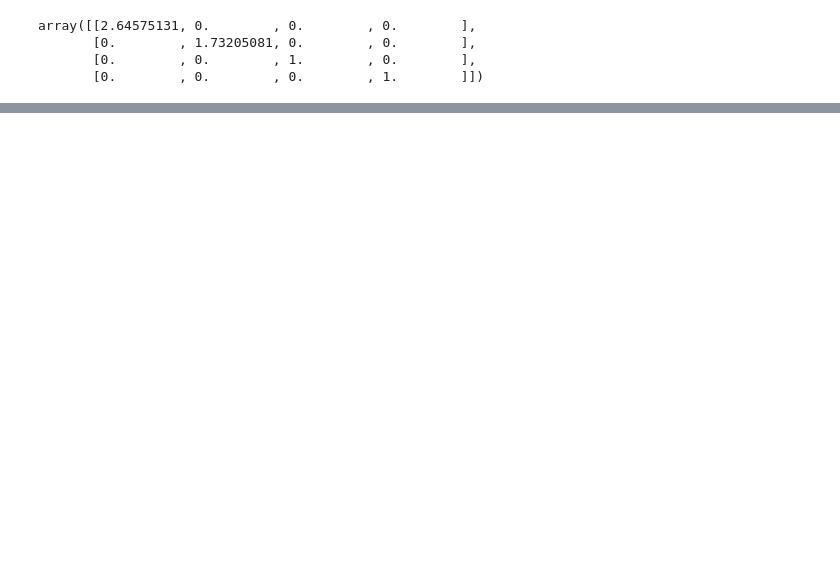
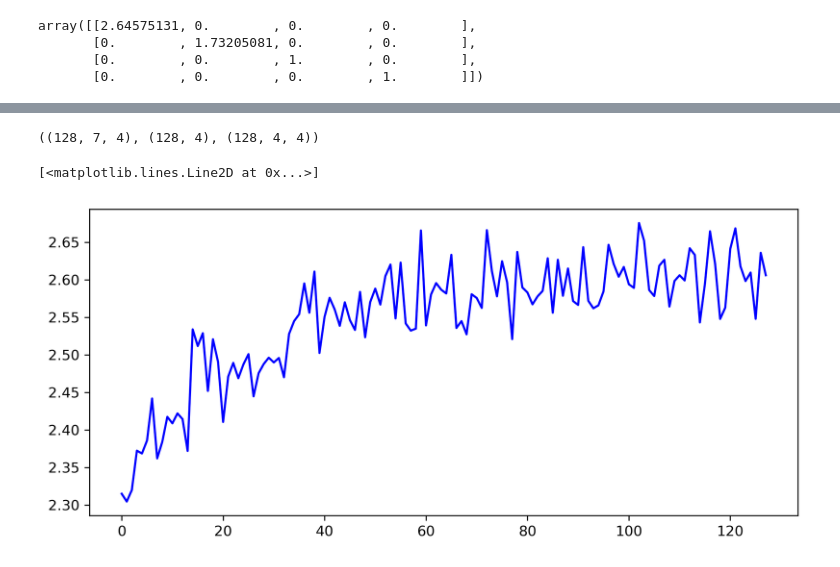
Before and after one commit to JirkoRu/analysis_scripts, a Jupyter notebook: SVD_Plot/SVD_plot.ipynb, the cells around one changed output, grey strips where cells are left out. Drawn from its saved outputs; the diff is of its cells as text; code cells hidden in the pictures; blank space fills up the shorter version.

```diff
--- a/SVD_Plot/SVD_plot.ipynb
+++ b/SVD_Plot/SVD_plot.ipynb
@@ -224,0 +263,12 @@ array([[2.64575131, 0.        , 0.        , 0.        ],
+# %%
+u, s, vt = np.linalg.svd(in_out_matrix_trialwise_new, full_matrices=False)
+u.shape, s.shape, vt.shape
+# %% [output]
+((128, 7, 4), (128, 4), (128, 4, 4))
+# %%
+fig, ax = plt.subplots(1, 1, figsize=(9, 4), dpi=300, facecolor='w')
+x_vals = np.arange(s.shape[0])
+ax.plot(x_vals,s[:,0], color = 'blue')
+# %% [output]
+[<matplotlib.lines.Line2D at 0x...>]
+[figure, added]
```
Also changed, not shown: parts of 10 cells of this notebook, 3 other files.
